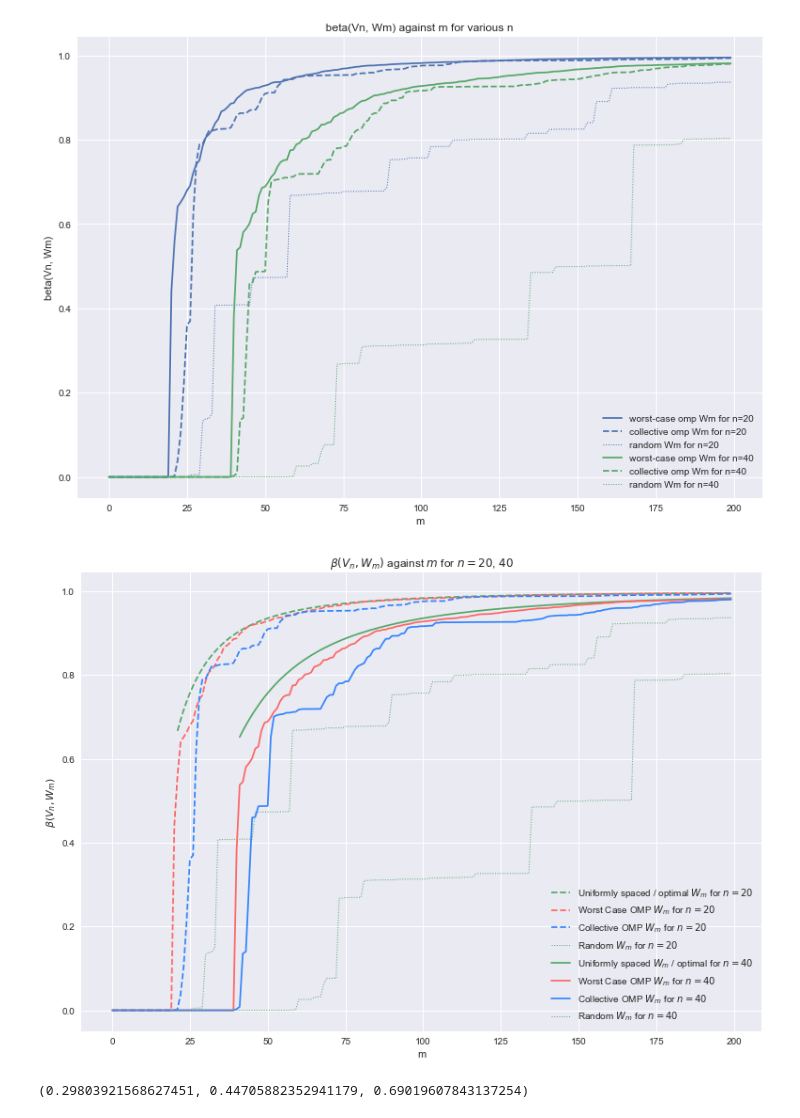
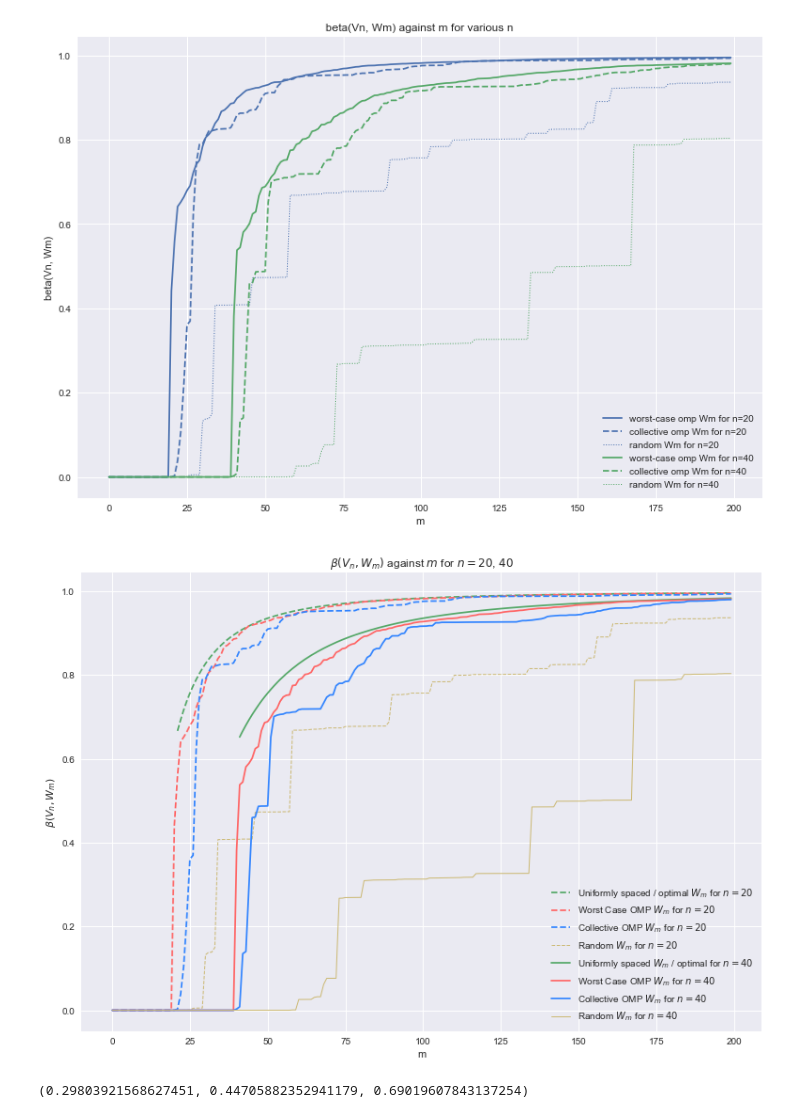
Before and after one commit to james-nichols/pyApproxTools, a Jupyter notebook: notebooks/omp/02_worst_case_omp.ipynb, the cells around one changed output. Saved outputs shown, nothing was run; the diff lists cells and outputs as text; code cells hidden in the pictures.

Commit message:
final poster graph

```diff
--- a/notebooks/omp/02_worst_case_omp.ipynb
+++ b/notebooks/omp/02_worst_case_omp.ipynb
@@ -120,34 +120,34 @@ for j, n in enumerate(ns):
 # %%
 sns.set_palette("deep")
 cp = sns.color_palette()
 
 bl = (51/255, 133/255, 255/255)
 re = (255/255, 102/255, 102/255)
 
 axs = []
 fig = plt.figure(figsize=(13, 9))
 ax = fig.add_subplot(1, 1, 1, title=r'$\beta(V_n, W_m)$ against $m$ for $n=20$, $40$')#, title=r'$\beta(V_n, W_m)$ against $m$ for various $n$')
 
 #for i, n in enumerate(ns):
 i=0
 n=ns[i]
 plt.plot(range(n+1,m), bs_unif_int[i, n+1:], '--', label=r'Uniformly spaced / optimal $W_m$ for $n={{{0}}}$'.format(n), color=cp[1])
 plt.plot(range(m), bs_wcomp[i, :], '--', label=r'Worst Case OMP $W_m$ for $n={{{0}}}$'.format(n), color=re)#r'OMP constructed $W_m$, $n={{{0}}}$'.format(n))
 plt.plot(range(m), bs_comp[i, :], '--', label=r'Collective OMP $W_m$ for $n={{{0}}}$'.format(n), color=bl)#r'OMP constructed $W_m$, $n={{{0}}}$'.format(n))
-plt.plot(range(m), bs_rand[i, :], ':', label=r'Random $W_m$ for $n={{{0}}}$'.format(n), color=cp[1], lw=1)#r'Random $W_m$, $n={{{0}}}$'.format(n))
+plt.plot(range(m), bs_rand[i, :], '--', label=r'Random $W_m$ for $n={{{0}}}$'.format(n), color=cp[4], lw=1)#r'Random $W_m$, $n={{{0}}}$'.format(n))
 i=1
 n=ns[i]
 plt.plot(range(n+1,m), bs_unif_int[i, n+1:], label=r'Uniformly spaced $W_m$ / optimal for $n={{{0}}}$'.format(n), color=cp[1])
 plt.plot(range(m), bs_wcomp[i, :], label=r'Worst Case OMP $W_m$ for $n={{{0}}}$'.format(n), color=re)#r'OMP constructed $W_m$, $n={{{0}}}$'.format(n))
 plt.plot(range(m), bs_comp[i, :], label=r'Collective OMP $W_m$ for $n={{{0}}}$'.format(n), color=bl)#r'OMP constructed $W_m$, $n={{{0}}}$'.format(n))
-plt.plot(range(m), bs_rand[i, :], ':', label=r'Random $W_m$ for $n={{{0}}}$'.format(n), color=cp[1], lw=1)#r'Random $W_m$, $n={{{0}}}$'.format(n))
+plt.plot(range(m), bs_rand[i, :], label=r'Random $W_m$ for $n={{{0}}}$'.format(n), color=cp[4], lw=1)#r'Random $W_m$, $n={{{0}}}$'.format(n))
 
 ax.set(xlabel='m', ylabel=r'$\beta(V_n, W_m)$')#r'$m$', ylabel=r'$\beta(V_n, W_m)$')
 plt.legend(loc=4)
-plt.savefig('WCOMP_vs_COMP_vs_unif.pdf')
+plt.savefig('WCOMPvsCOMPvsUnif.pdf')
 plt.show()
 # %% [output]
-[figure, old version]
+[figure, new version]
 # %%
 cp[0]
 # %% [output]
```
